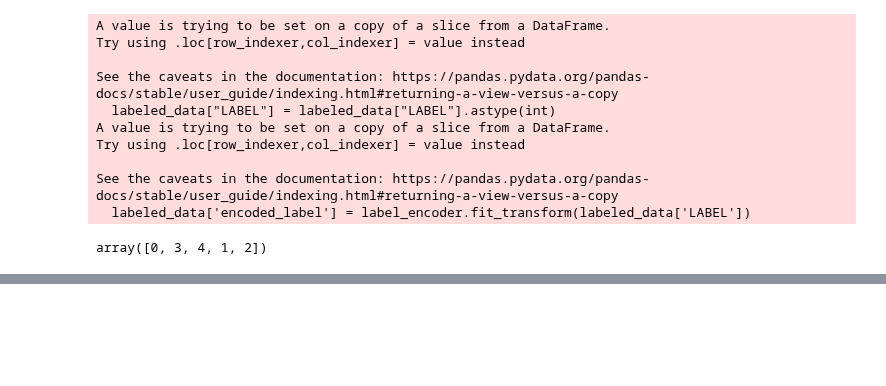
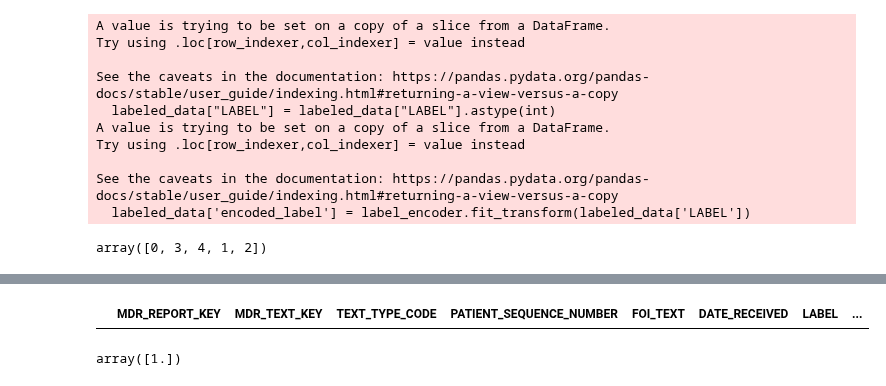
Before and after one commit to KaneZhao/Adverse-Events-in-Female-Stress-Urinary-Incontinence, a Jupyter notebook: Semi_Supervised_Learning.ipynb, the cells around one changed output, grey strips where cells are left out. Cells and saved outputs as stored; diff of their text form; code cells hidden in the pictures; blank space fills up the shorter version.

```diff
--- a/Semi_Supervised_Learning.ipynb
+++ b/Semi_Supervised_Learning.ipynb
@@ -347,0 +362,21 @@ print(final_predictions)
+# %%
+# 4. Preprocess the text data using TF-IDF
+vectorizer = TfidfVectorizer(max_features=10000)
+
+X_train = vectorizer.fit_transform(train_data['FOI_TEXT']).toarray()  # Fit and transform on train data
+X_val = vectorizer.transform(val_data['FOI_TEXT']).toarray()          # Transform only for validation data
+X_unlabeled = vectorizer.transform(unlabeled_data['FOI_TEXT']).toarray()  # Transform for unlabeled data
+
+# 5. Prepare labels for the semi-supervised model
+y_train = y_train.fillna(-1)
+
+# 6. Train the LabelPropagation model
+label_prop_model = LabelPropagation(kernel='rbf', gamma=0.1)  # You can tune kernel and gamma
+label_prop_model.fit(X_train, y_train)
+
+# 7. Predict on the validation set to evaluate model performance
+y_val_pred = label_prop_model.predict(X_val)
+
+# 8. Evaluate the performance on the validation set
+print("Accuracy on the validation set: ", accuracy_score(y_val, y_val_pred))
+print("Classification report on validation set:\n", classification_report(y_val, y_val_pred))
@@ -347,0 +400,15 @@ print(final_predictions)
+# %%
+# 9. Predict labels for the unlabeled data
+predicted_labels_unlabeled = label_prop_model.predict(X_unlabeled)
+
+# 10. Add predicted labels to the unlabeled DataFrame
+unlabeled_data['LABEL'] = predicted_labels_unlabeled
+
+# 11. Combine the labeled and now-labeled data into one DataFrame
+df_combined = pd.concat([labeled_data, unlabeled_data], axis=0)
+
+# Check the results: View a sample of the data with predictions
+print(df_combined[['FOI_TEXT', 'LABEL']].tail(20))
+
+# Optionally, you can save the combined dataset
+# df_combined.to_csv('combined_dataset_with_predictions.csv', index=False)
@@ -347,0 +438,8 @@ print(final_predictions)
+# %%
+unlabeled_data[unlabeled_data['LABEL'] == 2]
+# %% [output]
+|  | MDR_REPORT_KEY | MDR_TEXT_KEY | TEXT_TYPE_CODE | PATIENT_SEQUENCE_NUMBER | FOI_TEXT | DATE_RECEIVED | LABEL | ... |
+# %%
+np.unique(predicted_labels_unlabeled)
+# %% [output]
+array([1.])
```
Also changed, not shown: parts of 26 cells of this notebook.
